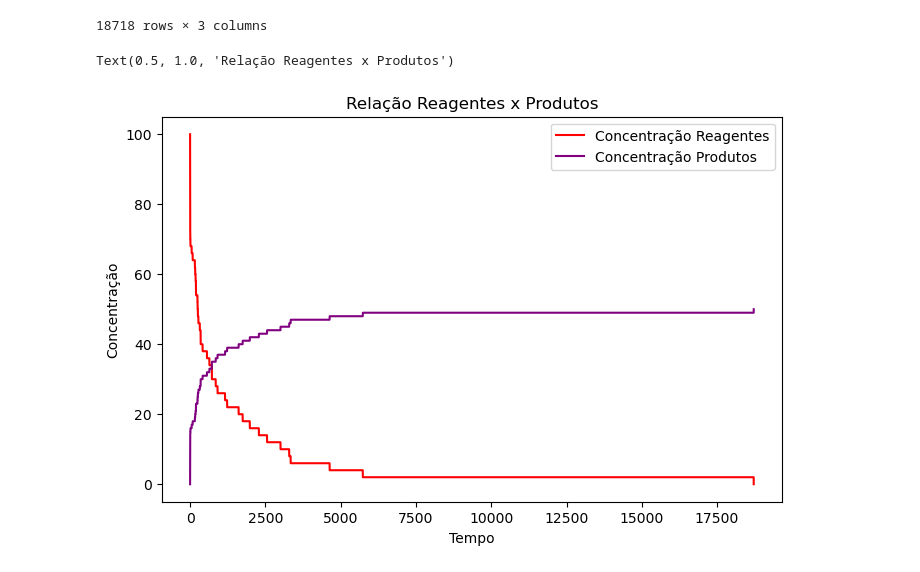
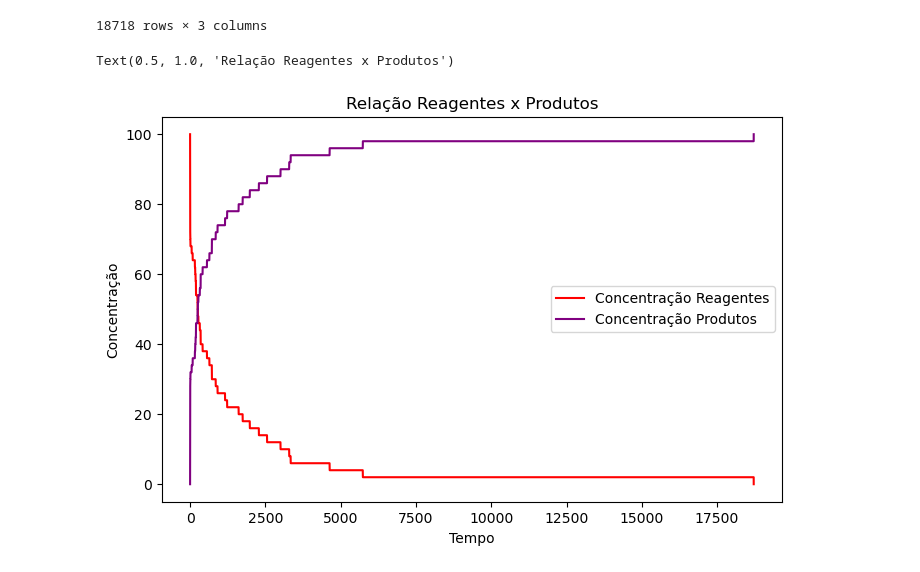
Before and after one commit to alicevk/cinetica-quimica, a Jupyter notebook: graficos.ipynb, the cells around one changed output. Cells and saved outputs as stored; diff of their text form; code cells hidden in the pictures.

```diff
--- a/graficos.ipynb
+++ b/graficos.ipynb
@@ -25,21 +25,27 @@ eixo_x = df1[0].tolist()
 # %%
 eixo_y1 = df1[1].tolist()
 eixo_y2 = df1[2].tolist()
+
+eixo_y2c = []
+
+for i in eixo_y2:
+    c = i*2
+    eixo_y2c.append(c)
 # %%
 plt.figure(figsize=(8,5))
 
 plt.plot(eixo_x, eixo_y1, label='Concentração Reagentes', linestyle='-', color='red')
-plt.plot(eixo_x, eixo_y2, label='Concentração Produtos', linestyle='-', color='purple')
+plt.plot(eixo_x, eixo_y2c, label='Concentração Produtos', linestyle='-', color='purple')
 
 plt.xlabel('Tempo')
 plt.ylabel('Concentração')
 
 plt.legend()
 
 plt.title('Relação Reagentes x Produtos')
 # %% [output]
 Text(0.5, 1.0, 'Relação Reagentes x Produtos')
-[figure, old version]
+[figure, new version]
 # %%
 n = len(eixo_y1)
 step = 500
```
Also changed, not shown: parts of 2 cells of this notebook.
